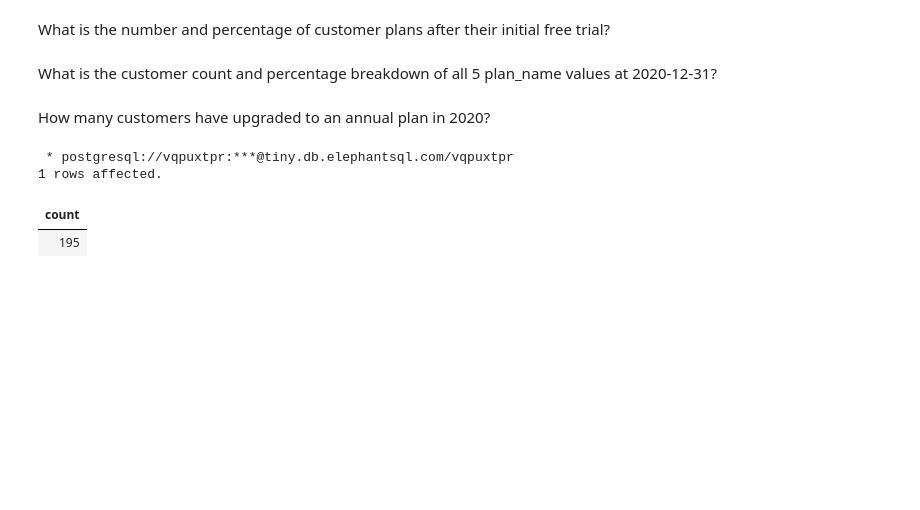
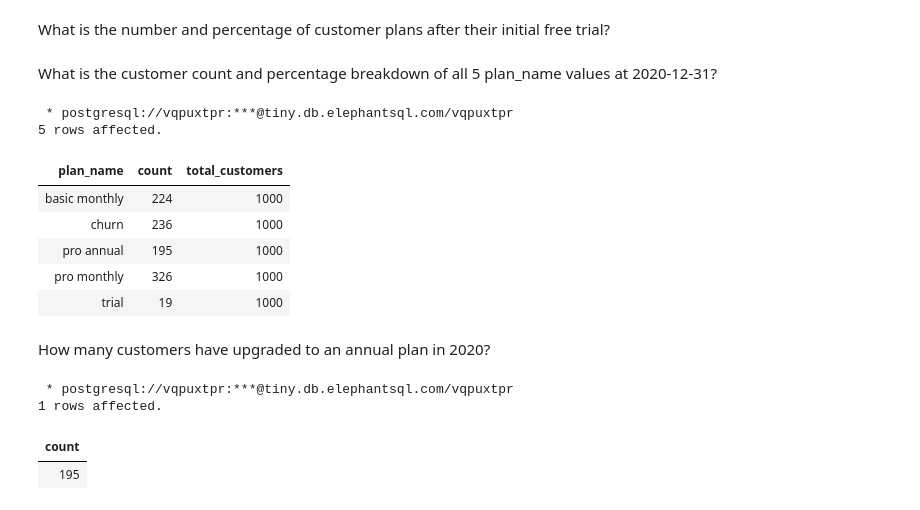
Before and after one commit to ishank296/8weekssqlchallenge, a Jupyter notebook: case_study_03.ipynb, the cells around one changed output. Drawn from its saved outputs; the diff is of its cells as text; code cells hidden in the pictures; blank space fills up the shorter version.

```diff
--- a/case_study_03.ipynb
+++ b/case_study_03.ipynb
@@ -2753,6 +2787,34 @@ How many customers have churned straight after their initial free trial - what p
 What is the number and percentage of customer plans after their initial free trial?
 # %% [markdown]
 What is the customer count and percentage breakdown of all 5 plan_name values at 2020-12-31?
+# %%
+%%sql
+with customer_latest_plan as
+(
+select s.customer_id,
+       s.start_date,
+       p.plan_name,
+       row_number() over(partition by customer_id order by start_date desc) as rnk
+from subscriptions s inner join plans p on p.plan_id = s.plan_id
+where start_date <='2020-12-31'
+) ,
+total_customer_cnt as (
+select count(distinct customer_id) total_customers from subscriptions
+where start_date <= '2020-12-31'
+)
+select plan_name, count(1),total_customers
+from customer_latest_plan cross join total_customer_cnt
+where rnk=1
+group by plan_name,total_customers
+# %% [output]
+ * postgresql://vqpuxtpr:***@tiny.db.elephantsql.com/vqpuxtpr
+5 rows affected.
+| plan_name | count | total_customers |
+| basic monthly | 224 | 1000 |
+| churn | 236 | 1000 |
+| pro annual | 195 | 1000 |
+| pro monthly | 326 | 1000 |
+| trial | 19 | 1000 |
 # %% [markdown]
 How many customers have upgraded to an annual plan in 2020?
 # %%
```
Also changed, not shown: parts of 1 cell of this notebook.
